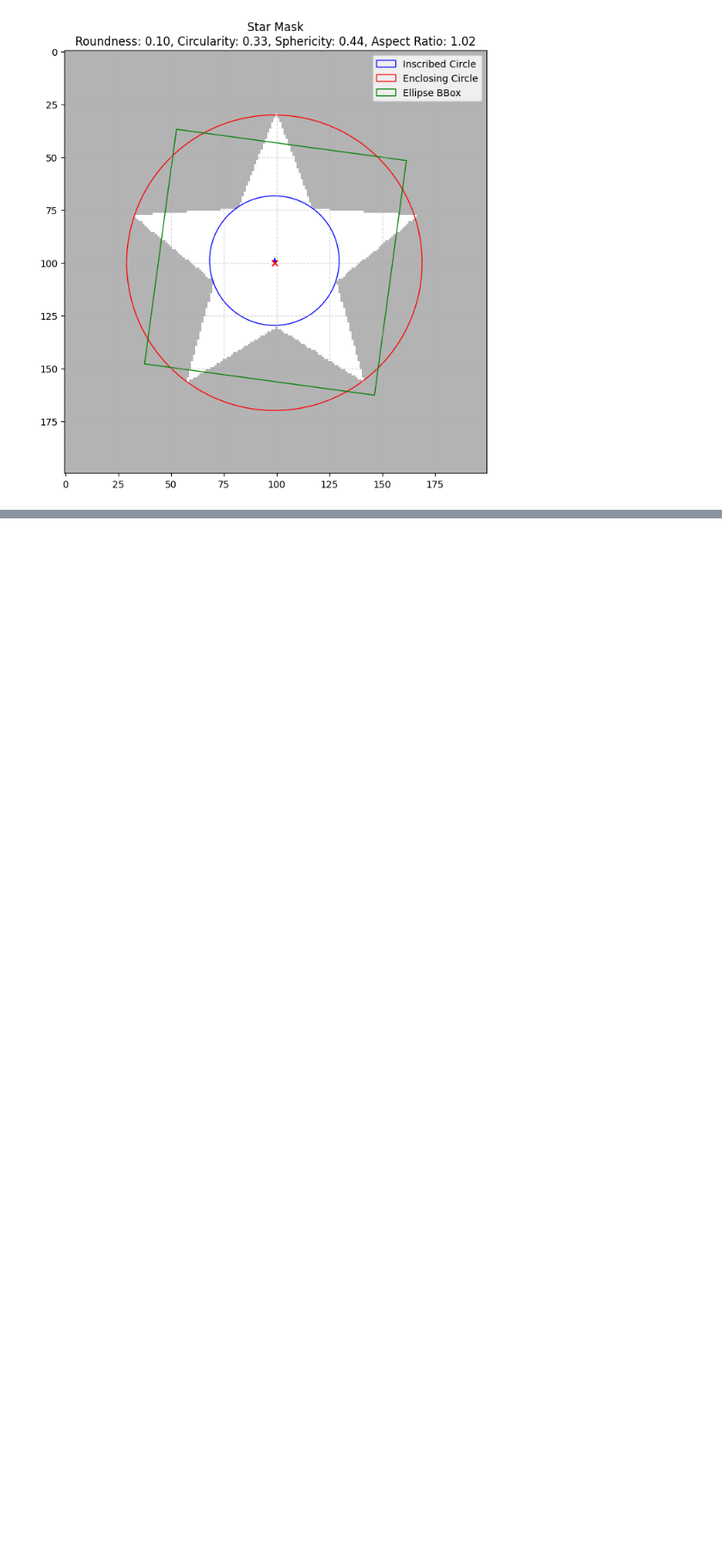
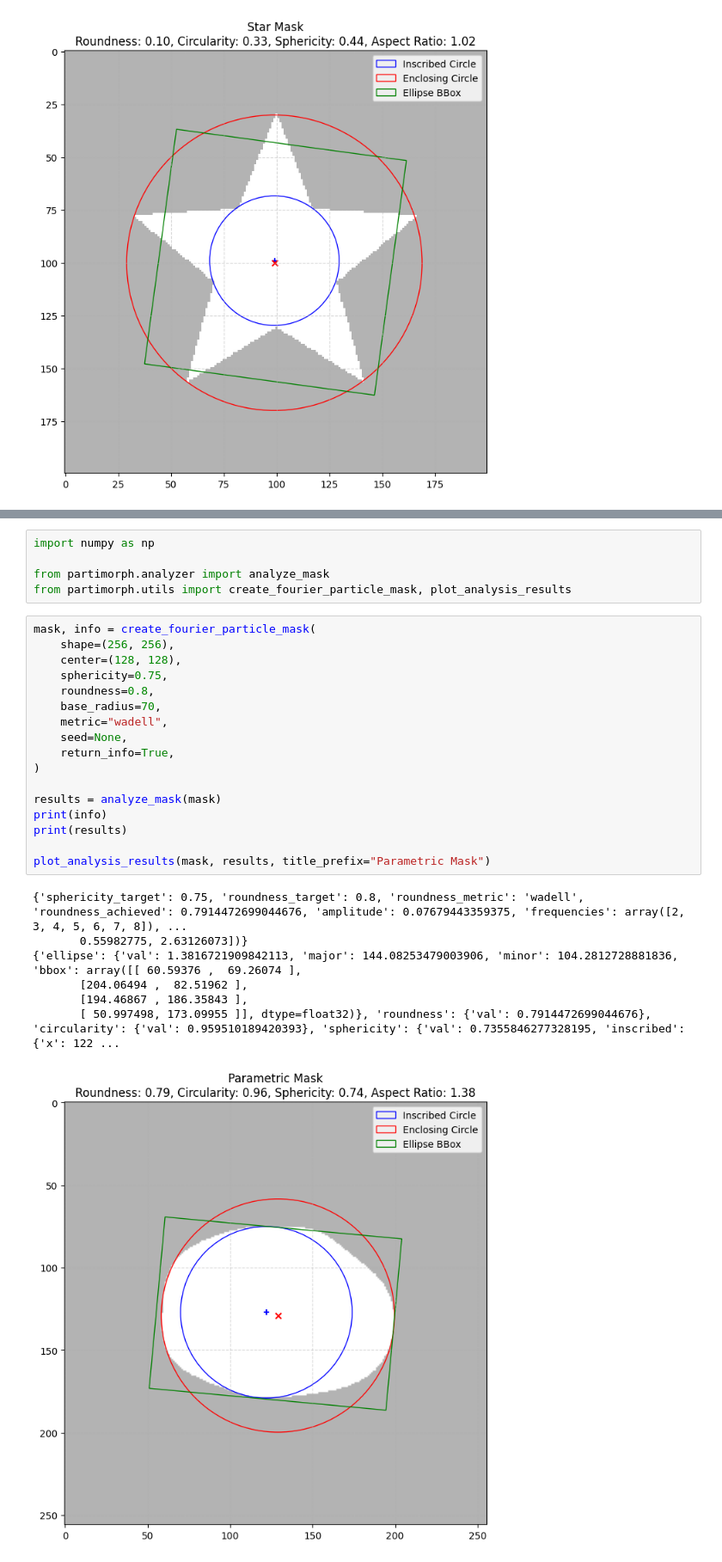
Before and after one commit to phykn/partimorph, a Jupyter notebook: test.ipynb, the cells around one changed output, grey strips where cells are left out. Shown at 86% size. Saved outputs shown, nothing was run; the diff lists cells and outputs as text; blank space fills up the shorter version.

Commit message:
Improve roundness robustness and add parametric masks

```diff
--- a/test.ipynb
+++ b/test.ipynb
@@ -48,0 +53,30 @@ for item in sorted_results:
+# %%
+import numpy as np
+
+from partimorph.analyzer import analyze_mask
+from partimorph.utils import create_fourier_particle_mask, plot_analysis_results
+# %%
+mask, info = create_fourier_particle_mask(
+    shape=(256, 256),
+    center=(128, 128),
+    sphericity=0.75,
+    roundness=0.8,
+    base_radius=70,
+    metric="wadell",
+    seed=None,
+    return_info=True,
+)
+
+results = analyze_mask(mask)
+print(info)
+print(results)
+
+plot_analysis_results(mask, results, title_prefix="Parametric Mask")
+# %% [output]
+{'sphericity_target': 0.75, 'roundness_target': 0.8, 'roundness_metric': 'wadell', 'roundness_achieved': 0.7914472699044676, 'amplitude': 0.07679443359375, 'frequencies': array([2, 3, 4, 5, 6, 7, 8]), ...
+       0.55982775, 2.63126073])}
+{'ellipse': {'val': 1.3816721909842113, 'major': 144.08253479003906, 'minor': 104.2812728881836, 'bbox': array([[ 60.59376 ,  69.26074 ],
+       [204.06494 ,  82.51962 ],
+       [194.46867 , 186.35843 ],
+       [ 50.997498, 173.09955 ]], dtype=float32)}, 'roundness': {'val': 0.7914472699044676}, 'circularity': {'val': 0.959510189420393}, 'sphericity': {'val': 0.7355846277328195, 'inscribed': {'x': 122 ...
+[figure, added]
```
Also changed, not shown: parts of 1 cell of this notebook, 7 other files.
